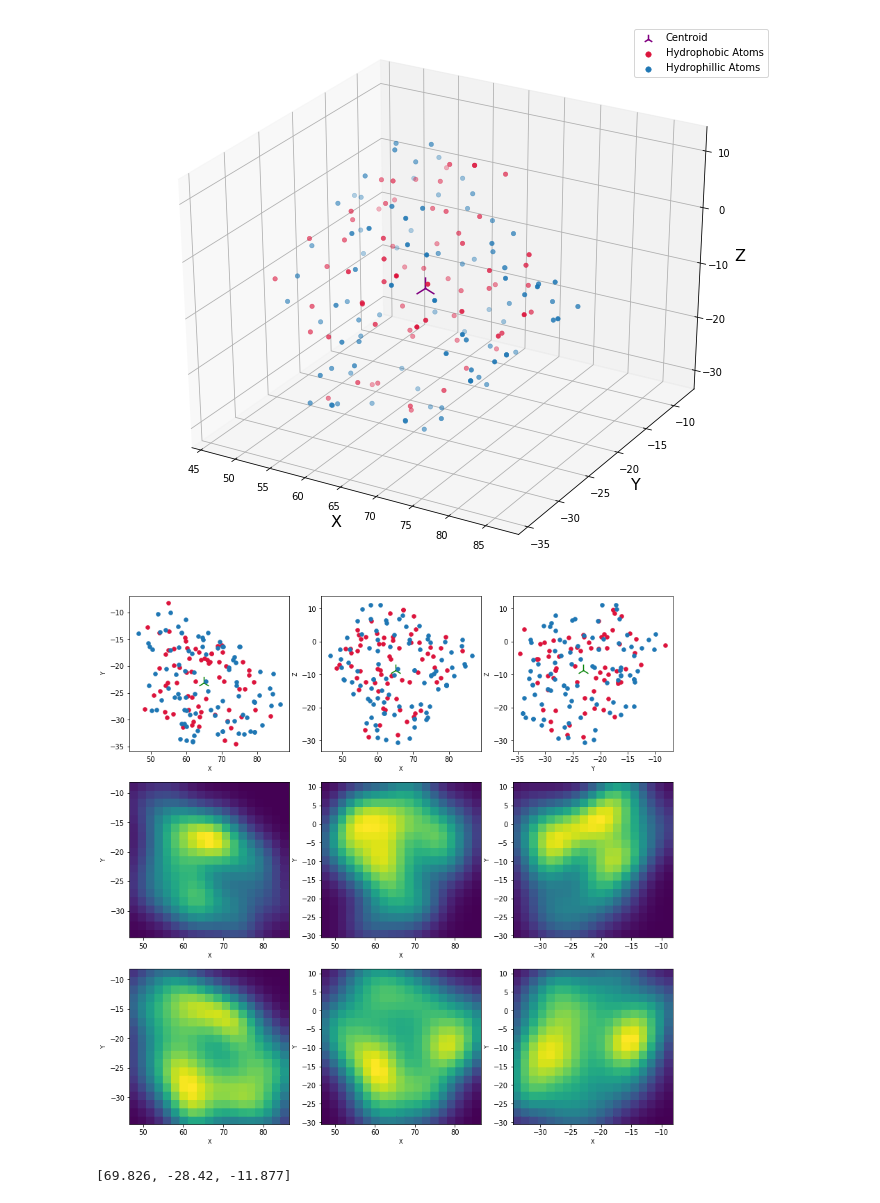
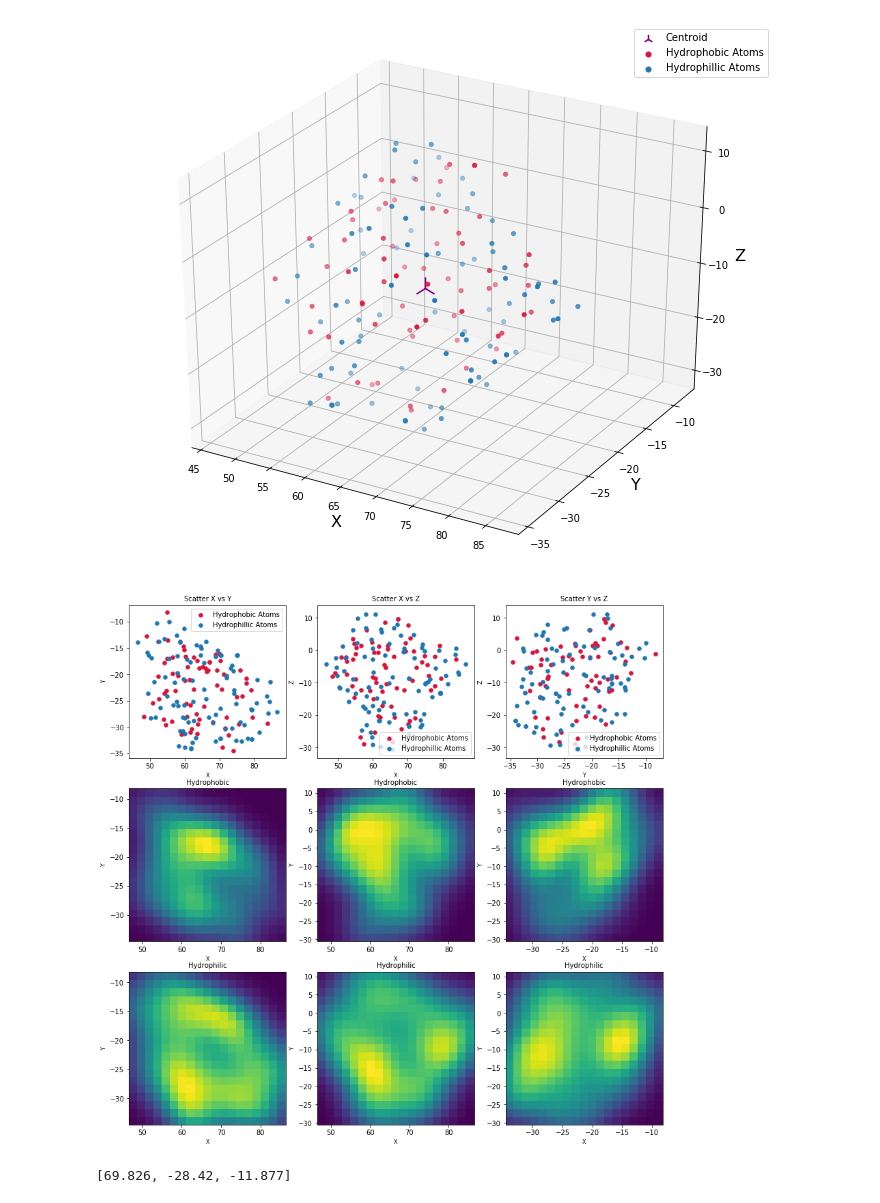
Before and after one commit to JamesDanielOReilly/Practical-Bioinformatics, a Jupyter notebook: Leuven-Coursework-2/coursework_2.ipynb, the cells around one changed output. Drawn from its saved outputs; the diff is of its cells as text; code cells hidden in the pictures.

```diff
--- a/Leuven-Coursework-2/coursework_2.ipynb
+++ b/Leuven-Coursework-2/coursework_2.ipynb
@@ -156,7 +175,7 @@ def aa_split(filename):
 # %%
 def atoms(filename, atomtype = None):
     '''
-    in: name of file atomtype: hetero, atom, or empty.
+    in: name of file and optional atomtype argument (hetero, atom, or empty).
     out: file containing atoms in pdb format.
 
     '''
@@ -193,13 +212,13 @@ atoms(file)
 def get_coordinates(filename, split = None):
 
     '''
-    in: PDB file with only CA atoms. Optional variable for splitting into phobic and philic.
+    in: PDB file. Optional variable for splitting into phobic and philic.
     out: matrix with coordinates of atoms
     '''
 
     coordinate_list = []
-    residues = retrieve(filename, ['resName'])
-    aa_split(filename)
+    residues = retrieve(filename, ['resName']) # Get residues using the retrieve function
+    aa_split(filename)                         # Generates a phobic and philic file
     phob_filename = "phob_" + filename
     phil_filename = "phil_" + filename
 
@@ -374,59 +408,87 @@ zi6 = k6(np.vstack([xi6.flatten(), yi6.flatten()]))
 fig = plt.figure(figsize = (14,14))
 
 ax1 = fig.add_subplot(331)
-ax1.scatter(mean[0], mean[1], s = 300, marker = '2', color='green', label='Centroid')
 ax1.scatter(xphob, yphob, lw=0.5, color='crimson', label = 'Hydrophobic Atoms')
 ax1.scatter(xphil, yphil, lw=0.5, label = 'Hydrophillic Atoms')
 ax1.set_xlabel("X", fontsize = 8)
 ax1.set_ylabel("Y", fontsize = 8)
+ax1.set_title("Scatter X vs Y", fontsize=10)
+extent1 = ax1.get_window_extent().transformed(fig.dpi_scale_trans.inverted())
+fig.savefig('ax1_figure.png', bbox_inches=extent1.expanded(1.3, 1.15))
+ax1.legend()
 
 ax2 = fig.add_subplot(332)
-ax2.scatter(mean[0], mean[2], s = 300, marker = '2', color='green', label='Centroid')
 ax2.scatter(xphob, zphob, lw=0.5, color='crimson', label = 'Hydrophobic Atoms')
 ax2.scatter(xphil, zphil, lw=0.5, label = 'Hydrophillic Atoms')
 ax2.set_xlabel("X", fontsize = 8)
 ax2.set_ylabel("Z", fontsize = 8)
+ax2.set_title("Scatter X vs Z", fontsize=10)
+extent2 = ax2.get_window_extent().transformed(fig.dpi_scale_trans.inverted())
+fig.savefig('ax2_figure.png', bbox_inches=extent2.expanded(1.3, 1.15))
+ax2.legend()
 
 ax3 = fig.add_subplot(333)
-ax3.scatter(mean[1], mean[2], s = 300, marker = '2', color='green', label='Centroid')
 ax3.scatter(yphob, zphob, lw=0.5, color='crimson', label = 'Hydrophobic Atoms')
 ax3.scatter(yphil, zphil, lw=0.5, label = 'Hydrophillic Atoms')
 ax3.set_xlabel("Y", fontsize = 8)
 ax3.set_ylabel("Z", fontsize = 8)
+ax3.set_title("Scatter Y vs Z", fontsize=10)
+extent3 = ax3.get_window_extent().transformed(fig.dpi_scale_trans.inverted())
+fig.savefig('ax3_figure.png', bbox_inches=extent3.expanded(1.3, 1.15))
+ax3.legend()
 
 ax4 = fig.add_subplot(334)
 ax4.pcolormesh(xi1, yi1, zi1.reshape(xi1.shape), cmap='viridis')
 ax4.set_xlabel("X", fontsize = 8)
 ax4.set_ylabel("Y", fontsize = 8)
+ax4.set_title("Hydrophobic", fontsize=10)
+extent4 = ax4.get_window_extent().transformed(fig.dpi_scale_trans.inverted())
+fig.savefig('ax4_figure.png', bbox_inches=extent4.expanded(1.3, 1.15))
 
 ax5 = fig.add_subplot(335)
 ax5.pcolormesh(xi2, yi2, zi2.reshape(xi2.shape), cmap='viridis')
 ax5.set_xlabel("X", fontsize = 8)
 ax5.set_ylabel("Y", fontsize = 8)
+ax5.set_title("Hydrophobic", fontsize=10)
+extent5 = ax5.get_window_extent().transformed(fig.dpi_scale_trans.inverted())
+fig.savefig('ax5_figure.png', bbox_inches=extent5.expanded(1.3, 1.15))
 
 ax6 = fig.add_subplot(336)
 ax6.pcolormesh(xi3, yi3, zi3.reshape(xi3.shape), cmap='viridis')
 ax6.set_xlabel("X", fontsize = 8)
 ax6.set_ylabel("Y", fontsize = 8)
+ax6.set_title("Hydrophobic", fontsize=10)
+extent6 = ax6.get_window_extent().transformed(fig.dpi_scale_trans.inverted())
+fig.savefig('ax6_figure.png', bbox_inches=extent6.expanded(1.3, 1.15))
 
 ax7 = fig.add_subplot(337)
 ax7.pcolormesh(xi4, yi4, zi4.reshape(xi4.shape), cmap='viridis')
 ax7.set_xlabel("X", fontsize = 8)
 ax7.set_ylabel("Y", fontsize = 8)
+ax7.set_title("Hydrophilic", fontsize=10)
+extent7 = ax7.get_window_extent().transformed(fig.dpi_scale_trans.inverted())
+fig.savefig('ax7_figure.png', bbox_inches=extent7.expanded(1.3, 1.15))
 
 ax8 = fig.add_subplot(338)
 ax8.pcolormesh(xi5, yi5, zi5.reshape(xi5.shape), cmap='viridis')
 ax8.set_xlabel("X", fontsize = 8)
 ax8.set_ylabel("Y", fontsize = 8)
+ax8.set_title("Hydrophilic", fontsize=10)
+extent8 = ax8.get_window_extent().transformed(fig.dpi_scale_trans.inverted())
+fig.savefig('ax8_figure.png', bbox_inches=extent8.expanded(1.3, 1.15))
 
 ax9 = fig.add_subplot(339)
 ax9.pcolormesh(xi6, yi6, zi6.reshape(xi6.shape), cmap='viridis')
 ax9.set_xlabel("X", fontsize = 8)
 ax9.set_ylabel("Y", fontsize = 8)
+ax9.set_title("Hydrophilic", fontsize=10)
+extent9 = ax9.get_window_extent().transformed(fig.dpi_scale_trans.inverted())
+fig.savefig('ax9_figure.png', bbox_inches=extent9.expanded(1.3, 1.15))
 
+plt.savefig("scatterKDE.png")
 plt.show()
 # %% [output]
-[figure, old version]
+[figure, new version]
 # %%
 atom_file = "atomfile.txt"
 hetero_file = "heterofile.txt"
```
Also changed, not shown: parts of 12 cells of this notebook, 17 other files.
